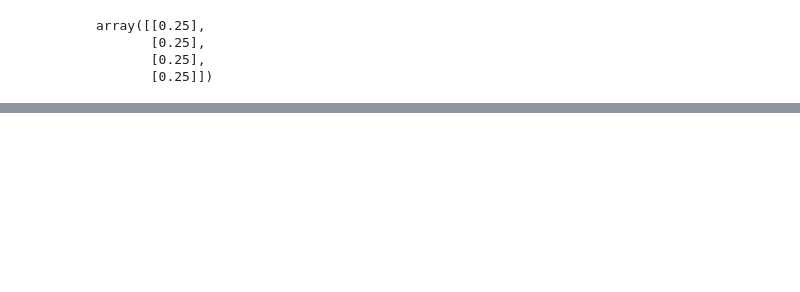
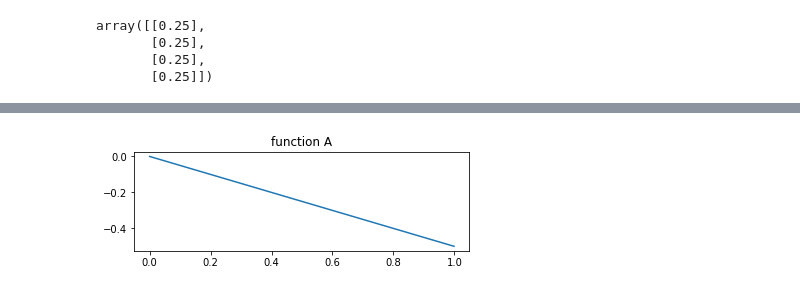
Before and after one commit to DieterJoubert/cse_190_NA4AI, a Jupyter notebook: assignment_2.ipynb, the cells around one changed output, grey strips where cells are left out. Drawn from its saved outputs; the diff is of its cells as text; code cells hidden in the pictures; blank space fills up the shorter version.

```diff
--- a/assignment_2.ipynb
+++ b/assignment_2.ipynb
@@ -146,5 +46,0 @@ def funcccc(x):
-# %%
-res = []
-for x in xs:
-    for y in xs:
-        res.append((x,y))
@@ -155,7 +46,0 @@ res[27030]
-# %%
-x = np.arange(-5, 5, 1)
-y = np.arange(-5, 5, 1)
-
-
-x = x.reshape( (10,1) )
-y = y.reshape( (1, 10) )
@@ -298,8 +193,9 @@ h = 0.001
 xs = np.array(range(0,(int)(1/h)))  * h
 # %%
 ##-(x**2) / 4 - (1/4) + 2
-
 def equaA(x):
     return -(x**2) / 4 - (1/4) + 2
 
-ysA = [ (equaA(x+h) - equaA(x) )/h  for x in xs ]
+ys_A = [ (equaA(x+h) - equaA(x) )/h  for x in xs ]
+
+ys_A
@@ -317,8 +247,10 @@ ysB
 # %%
 pyp.subplot(2,1,1)
-pyp.plot(xs, ysA)
-pyp.title("A")
+pyp.plot(xs, ys_A)
+pyp.title("function A")
 
 pyp.show()
+# %% [output]
+[figure, added]
 # %%
 pyp.subplot(2,1,1)
```
Also changed, not shown: parts of 50 cells of this notebook.
